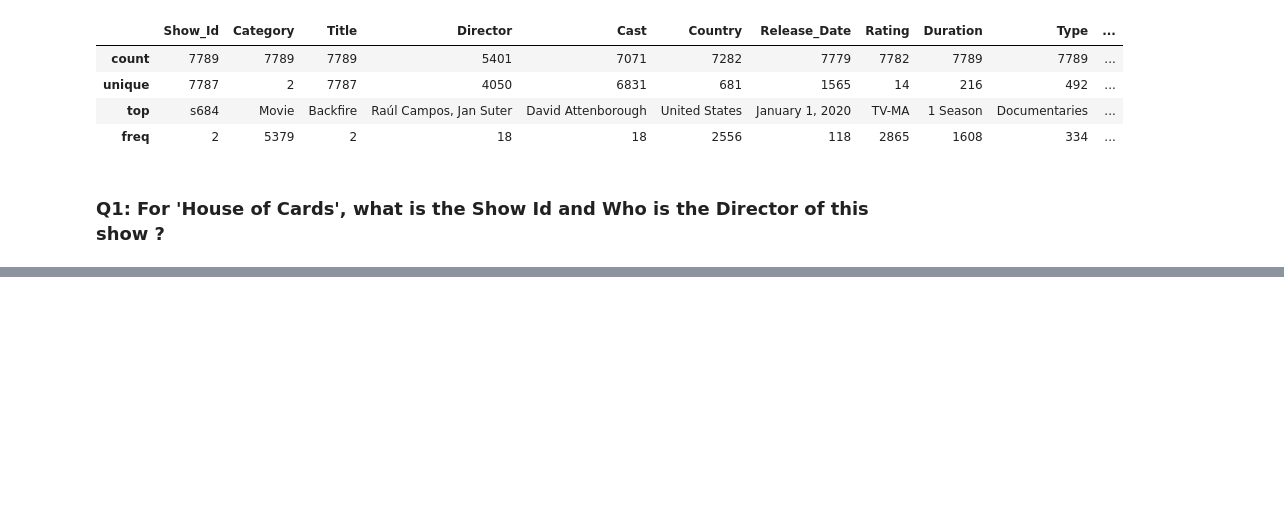
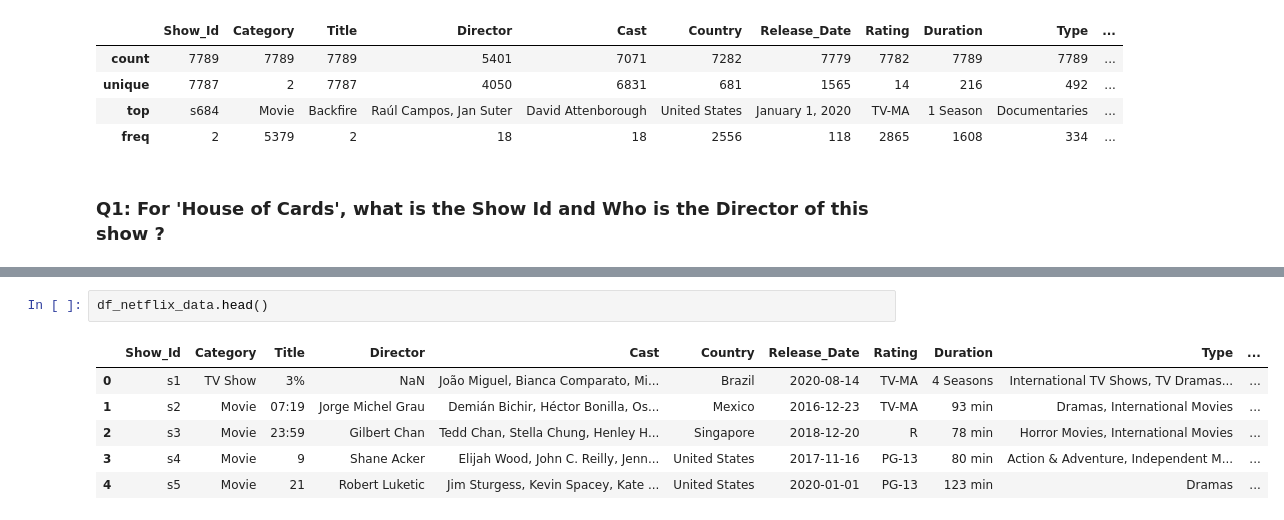
Before and after one commit to Reggi3o/Netflix_Data_Analysis, a Jupyter notebook: netflix_analysis.ipynb, the cells around one changed output, grey strips where cells are left out. Drawn from its saved outputs; the diff is of its cells as text; blank space fills up the shorter version.

```diff
--- a/netflix_analysis.ipynb
+++ b/netflix_analysis.ipynb
@@ -66,0 +100,9 @@ David Manson
+# %%
+df_netflix_data.head()
+# %% [output]
+|  | Show_Id | Category | Title | Director | Cast | Country | Release_Date | Rating | Duration | Type | ... |
+| 0 | s1 | TV Show | 3% | NaN | João Miguel, Bianca Comparato, Mi... | Brazil | 2020-08-14 | TV-MA | 4 Seasons | International TV Shows, TV Dramas... | ... |
+| 1 | s2 | Movie | 07:19 | Jorge Michel Grau | Demián Bichir, Héctor Bonilla, Os... | Mexico | 2016-12-23 | TV-MA | 93 min | Dramas, International Movies | ... |
+| 2 | s3 | Movie | 23:59 | Gilbert Chan | Tedd Chan, Stella Chung, Henley H... | Singapore | 2018-12-20 | R | 78 min | Horror Movies, International Movies | ... |
+| 3 | s4 | Movie | 9 | Shane Acker | Elijah Wood, John C. Reilly, Jenn... | United States | 2017-11-16 | PG-13 | 80 min | Action & Adventure, Independent M... | ... |
+| 4 | s5 | Movie | 21 | Robert Luketic | Jim Sturgess, Kevin Spacey, Kate ... | United States | 2020-01-01 | PG-13 | 123 min | Dramas | ... |
```
Also changed, not shown: parts of 18 cells of this notebook.
